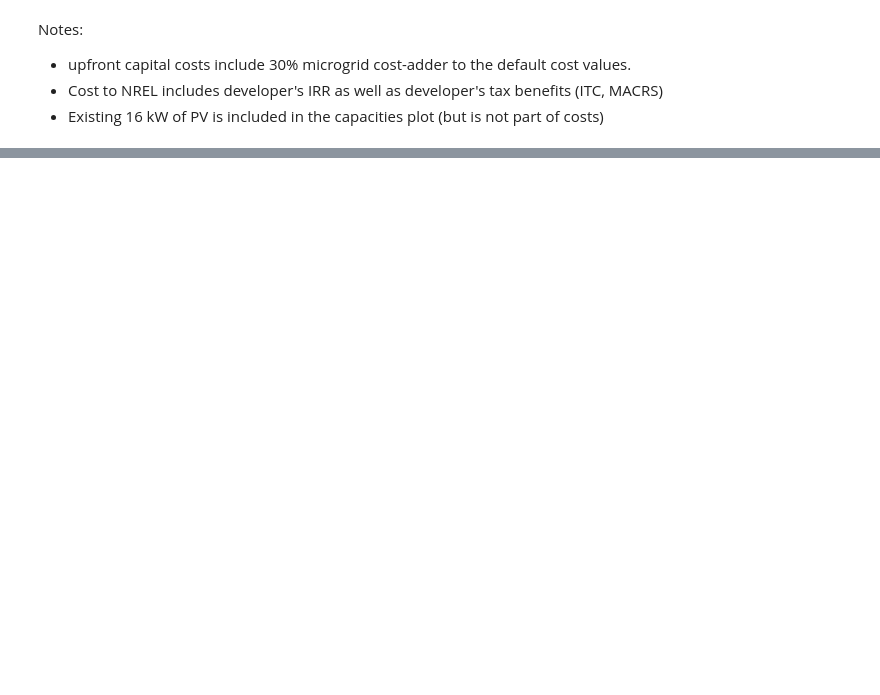
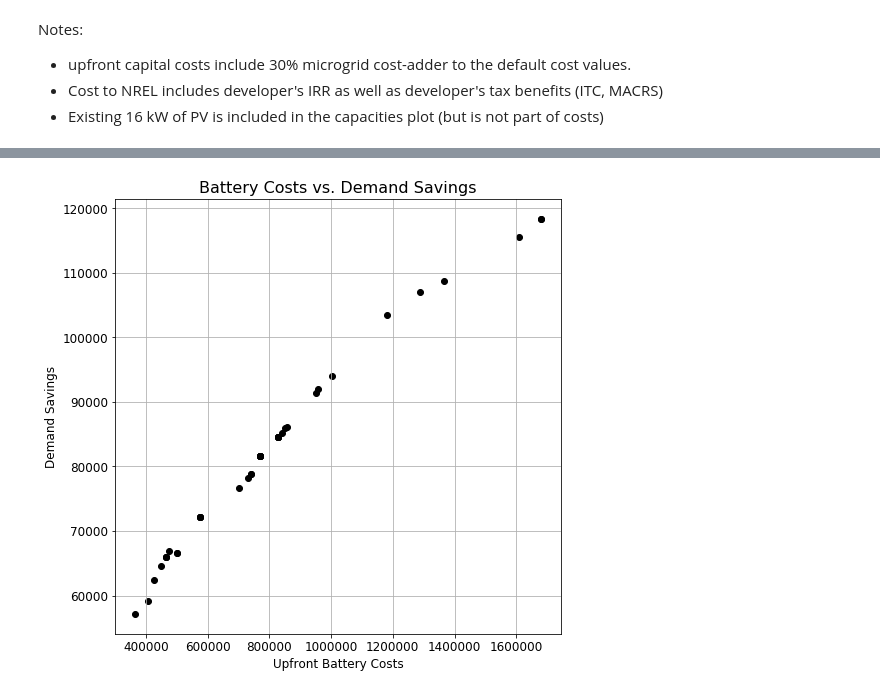
Before and after one commit to jwchang2/REoptLite, a Jupyter notebook: plot_outage_results.ipynb, the cells around one changed output, grey strips where cells are left out. Saved outputs shown, nothing was run; the diff lists cells and outputs as text; code cells hidden in the pictures; blank space fills up the shorter version.

```diff
--- a/plot_outage_results.ipynb
+++ b/plot_outage_results.ipynb
@@ -187,9 +198,11 @@ plt.savefig(plt_prefix+"_battery_costs_vs_utility_bill_savings.pdf", bbox_inches
 # %%
-plt.figure(figsize=(8,8)
+plt.figure(figsize=(8,8))
 plt.scatter(batt_upfront_costs, demand_savings, color="black", marker ='o')
 plt.xlabel("Upfront Battery Costs", fontsize=12)
 plt.ylabel("Demand Savings", fontsize=12)
 plt.title("Battery Costs vs. Demand Savings", fontsize=16)
 plt.grid()
 plt.savefig(plt_prefix+"_battery_costs_vs_demand_savings.pdf", bbox_inches="tight")
+# %% [output]
+[figure, added]
 # %%
```
Also changed, not shown: parts of 12 cells of this notebook, 10 other files.
